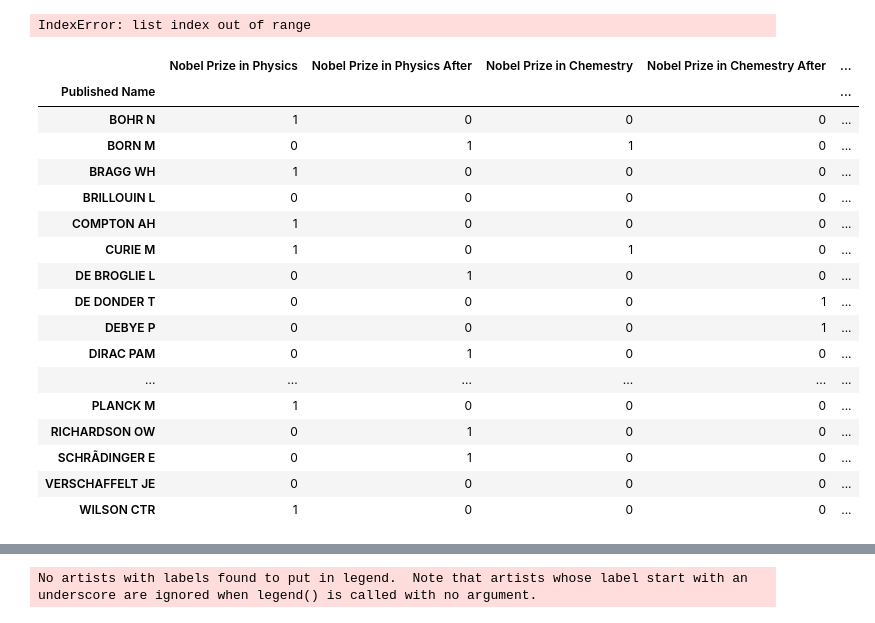
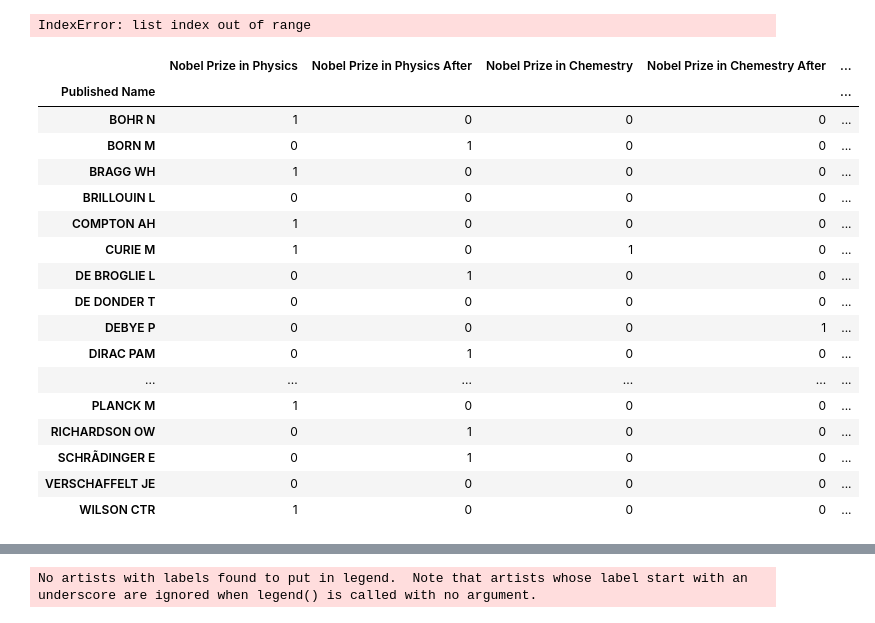
Before and after one commit to RuiaRui/HD_project, a Jupyter notebook: DH412_result_analysis.ipynb, the cells around one changed output, grey strips where cells are left out. Saved outputs shown, nothing was run; the diff lists cells and outputs as text; code cells hidden in the pictures.

```diff
--- a/DH412_result_analysis.ipynb
+++ b/DH412_result_analysis.ipynb
@@ -535,21 +535,21 @@ fig = go.Figure(data=[edge_trace, node_trace],
 fig.show()
 # %%
 import prince
-df_MCA=pd.read_csv('MCA.tsv',sep='\t')
+df_MCA=pd.read_csv('data/MCA.tsv',sep='\t')
 df_MCA.index = df_MCA['Published Name']
 df_MCA = df_MCA[df_MCA.columns[3:]]
 df_MCA
 # %% [output]
 |  | Nobel Prize in Physics | Nobel Prize in Physics After | Nobel Prize in Chemestry | Nobel Prize in Chemestry After | ... |
 | Published Name |  |  |  |  | ... |
 | BOHR N | 1 | 0 | 0 | 0 | ... |
-| BORN M | 0 | 1 | 1 | 0 | ... |
+| BORN M | 0 | 1 | 0 | 0 | ... |
 | BRAGG WH | 1 | 0 | 0 | 0 | ... |
 | BRILLOUIN L | 0 | 0 | 0 | 0 | ... |
 | COMPTON AH | 1 | 0 | 0 | 0 | ... |
 | CURIE M | 1 | 0 | 1 | 0 | ... |
 | DE BROGLIE L | 0 | 1 | 0 | 0 | ... |
-| DE DONDER T | 0 | 0 | 0 | 1 | ... |
+| DE DONDER T | 0 | 0 | 0 | 0 | ... |
 | DEBYE P | 0 | 0 | 0 | 1 | ... |
 | DIRAC PAM | 0 | 1 | 0 | 0 | ... |
 | ... | ... | ... | ... | ... | ... |
```
Also changed, not shown: parts of 1 cell of this notebook, 2 other files.
